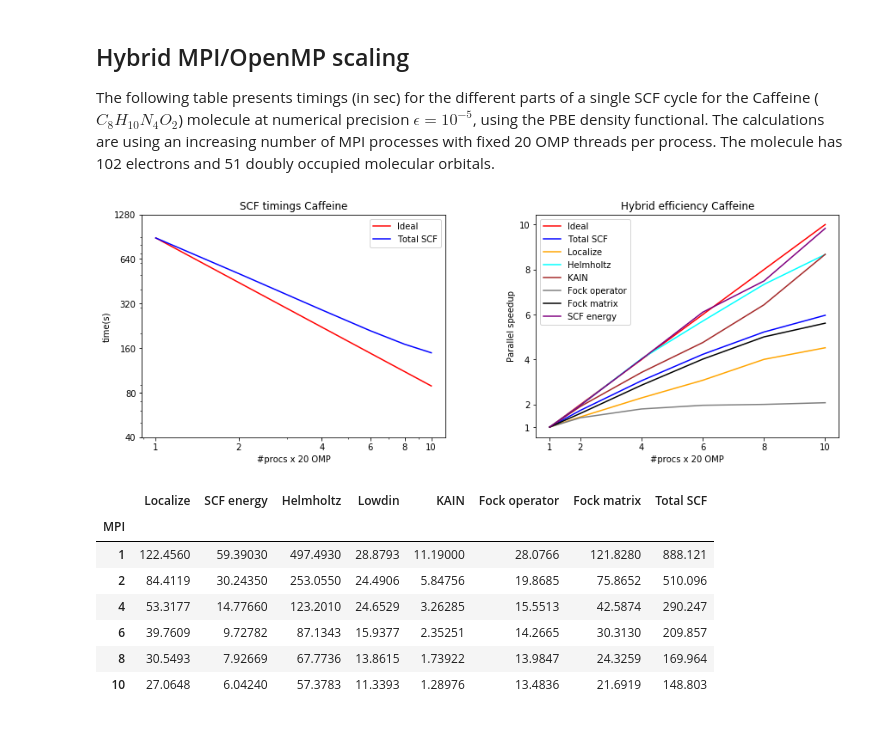
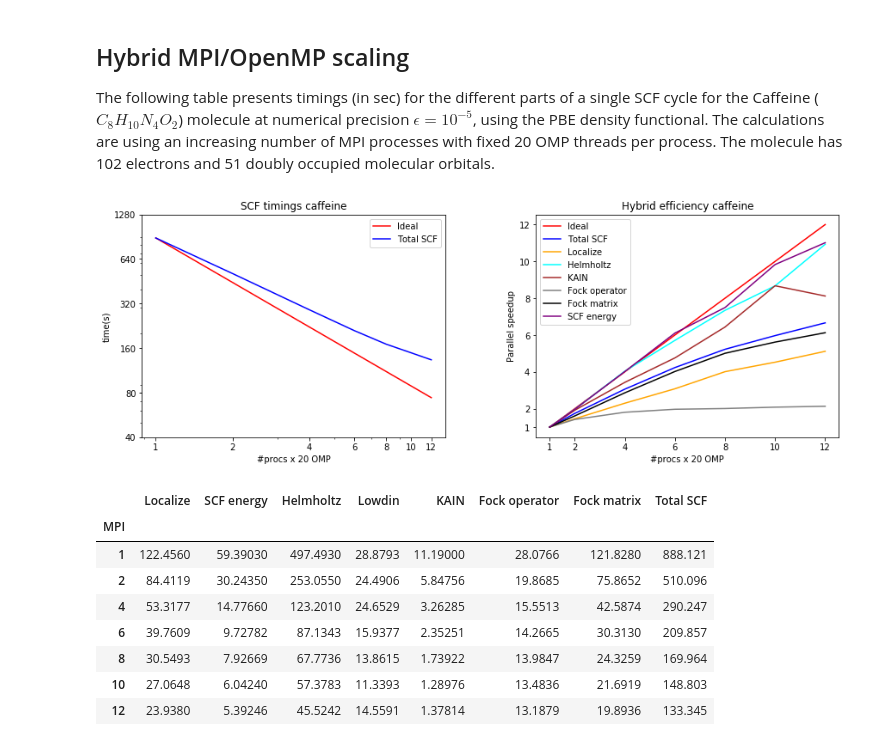
Before and after one commit to MRChemSoft/mrchem-benchmark, a Jupyter notebook: caffeine.ipynb, the cells around one changed output. Saved outputs shown, nothing was run; the diff lists cells and outputs as text; code cells hidden in the pictures.

```diff
--- a/caffeine.ipynb
+++ b/caffeine.ipynb
@@ -114,23 +116,24 @@ The following table presents timings (in sec) for the different parts of a singl
 # %%
 omp=1
 ref=1
-mpi_frame = pd.read_csv("caffeine/scf.csv", index_col=[1,0])
-mpi_series = mpi_frame.loc[omp]
+mol='caffeine'
+mpi_frame = pd.read_csv("caffeine/scf.csv", index_col=[0,2,1])
+mpi_series = mpi_frame.loc[mol,omp]
 
 plt.subplot(121)
-plt.title('SCF timings Caffeine')
+plt.title('SCF timings ' + mol)
 plt.plot(mpi_series.index, ref*mpi_series['Total SCF'][ref]/mpi_series.index, 'r', label='Ideal')
 plt.plot(mpi_series['Total SCF'], 'b', label='Total SCF')
 plt.legend(loc='upper right')
 plt.yscale('log')
 plt.xscale('log')
 plt.yticks([160, 320, 640, 1280, 2560, 5120], [160, 320, 640, 1260, 2560, 5120])
-plt.xticks([1, 2, 4, 6, 8, 10, 16], [1, 2, 4, 6, 8, 10, 16])
+plt.xticks([1, 2, 4, 8, 12, 16, 20], [1, 2, 4, 8, 12, 16, 20])
 plt.ylabel('time(s)')
 plt.xlabel('#procs' + ' x ' + str(omp) + ' OMP')
 
 plt.subplot(122)
-plt.title('MPI efficiency Caffeine')
+plt.title('MPI efficiency ' + mol)
 plt.plot(mpi_series.index, mpi_series.index, c='red', label='Ideal')
 plt.plot(ref*mpi_series['Total SCF'][ref]/mpi_series['Total SCF'], c='blue', label='Total SCF')
 plt.plot(ref*mpi_series['Localize'][ref]/mpi_series['Localize'], c='orange', label='Localize')
@@ -142,12 +145,12 @@ plt.plot(ref*mpi_series['SCF energy'][ref]/mpi_series['SCF energy'], c='purple',
 plt.legend(loc='upper left')
 #plt.yscale('log')
 #plt.xscale('log')
-plt.yticks([1, 2, 4, 6, 8, 10, 16], [1, 2, 4, 6, 8, 10, 16])
-plt.xticks([1, 2, 4, 6, 8, 10, 16], [1, 2, 4, 6, 8, 10, 16])
+plt.yticks([1, 2, 4, 6, 8, 10, 12, 14, 16, 18, 20], [1, 2, 4, 6, 8, 10, 12, 14, 16, 18, 20])
+plt.xticks([1, 2, 4, 6, 8, 10, 12, 14, 16, 18, 20], [1, 2, 4, 6, 8, 10, 12, 14, 16, 18, 20])
 plt.ylabel('Parallel speedup')
 plt.xlabel('#procs' + ' x ' + str(omp) + ' OMP')
 
 plt.subplots_adjust(top=1.0, bottom=0.1, right=2, wspace=.30)
 plt.show()
-mpi_frame.loc[omp]
+mpi_frame.loc[mol,omp]
 # %% [output]
@@ -167,44 +175,45 @@ The following table presents timings (in sec) for the different parts of a singl
 # %%
 omp=20
 ref=1
-hybrid_frame = pd.read_csv("caffeine/scf.csv", index_col=[1,0])
-hybrid_series = hybrid_frame.loc[omp]
+mol='caffeine'
+hybrid_frame = pd.read_csv("caffeine/scf.csv", index_col=[0,2,1])
+hybrid_series = hybrid_frame.loc[mol,omp]
 
 plt.subplot(121)
-plt.title('SCF timings Caffeine')
+plt.title('SCF timings ' + mol)
 plt.plot(hybrid_series.index, ref*hybrid_series['Total SCF'][ref]/hybrid_series.index, 'r', label='Ideal')
 plt.plot(hybrid_series['Total SCF'], 'b', label='Total SCF')
 plt.legend(loc='upper right')
 plt.yscale('log')
 plt.xscale('log')
 plt.yticks([40, 80, 160, 320, 640, 1280], [40, 80, 160, 320, 640, 1280])
-plt.xticks([1, 2, 4, 6, 8, 10], [1, 2, 4, 6, 8, 10])
+plt.xticks([1, 2, 4, 6, 8, 10, 12], [1, 2, 4, 6, 8, 10, 12])
 plt.ylabel('time(s)')
 plt.xlabel('#procs' + ' x ' + str(omp) + ' OMP')
 
 plt.subplot(122)
-plt.title('Hybrid efficiency Caffeine')
+plt.title('Hybrid efficiency ' + mol)
 plt.plot(hybrid_series.index, hybrid_series.index, c='red', label='Ideal')
 plt.plot(ref*hybrid_series['Total SCF'][ref]/hybrid_series['Total SCF'], c='blue', label='Total SCF')
 plt.plot(ref*hybrid_series['Localize'][ref]/hybrid_series['Localize'], c='orange', label='Localize')
 plt.plot(ref*hybrid_series['Helmholtz'][ref]/hybrid_series['Helmholtz'], c='cyan', label='Helmholtz')
 plt.plot(ref*hybrid_series['KAIN'][ref]/hybrid_series['KAIN'], c='brown', label='KAIN')
 plt.plot(ref*hybrid_series['Fock operator'][ref]/hybrid_series['Fock operator'], c='gray', label='Fock operator')
 plt.plot(ref*hybrid_series['Fock matrix'][ref]/hybrid_series['Fock matrix'], c='black', label='Fock matrix')
 plt.plot(ref*hybrid_series['SCF energy'][ref]/hybrid_series['SCF energy'], c='purple', label='SCF energy')
 plt.legend(loc='upper left')
 #plt.yscale('log')
 #plt.xscale('log')
-plt.yticks([1, 2, 4, 6, 8, 10], [1, 2, 4, 6, 8, 10])
-plt.xticks([1, 2, 4, 6, 8, 10], [1, 2, 4, 6, 8, 10])
+plt.yticks([1, 2, 4, 6, 8, 10, 12], [1, 2, 4, 6, 8, 10, 12])
+plt.xticks([1, 2, 4, 6, 8, 10, 12], [1, 2, 4, 6, 8, 10, 12])
 plt.ylabel('Parallel speedup')
 plt.xlabel('#procs' + ' x ' + str(omp) + ' OMP')
 
 plt.subplots_adjust(top=1.0, bottom=0.1, right=2, wspace=.30)
 plt.show()
-mpi_frame.loc[omp,:]
+mpi_frame.loc[mol,omp,:]
 # %% [output]
-[figure, old version]
+[figure, new version]
 |  | Localize | SCF energy | Helmholtz | Lowdin | KAIN | Fock operator | Fock matrix | Total SCF |
 | MPI |  |  |  |  |  |  |  |  |
 | 1 | 122.4560 | 59.39030 | 497.4930 | 28.8793 | 11.19000 | 28.0766 | 121.8280 | 888.121 |
@@ -213,3 +222,4 @@ mpi_frame.loc[omp,:]
 | 6 | 39.7609 | 9.72782 | 87.1343 | 15.9377 | 2.35251 | 14.2665 | 30.3130 | 209.857 |
 | 8 | 30.5493 | 7.92669 | 67.7736 | 13.8615 | 1.73922 | 13.9847 | 24.3259 | 169.964 |
 | 10 | 27.0648 | 6.04240 | 57.3783 | 11.3393 | 1.28976 | 13.4836 | 21.6919 | 148.803 |
+| 12 | 23.9380 | 5.39246 | 45.5242 | 14.5591 | 1.37814 | 13.1879 | 19.8936 | 133.345 |
```
Also changed, not shown: parts of 3 cells of this notebook.
